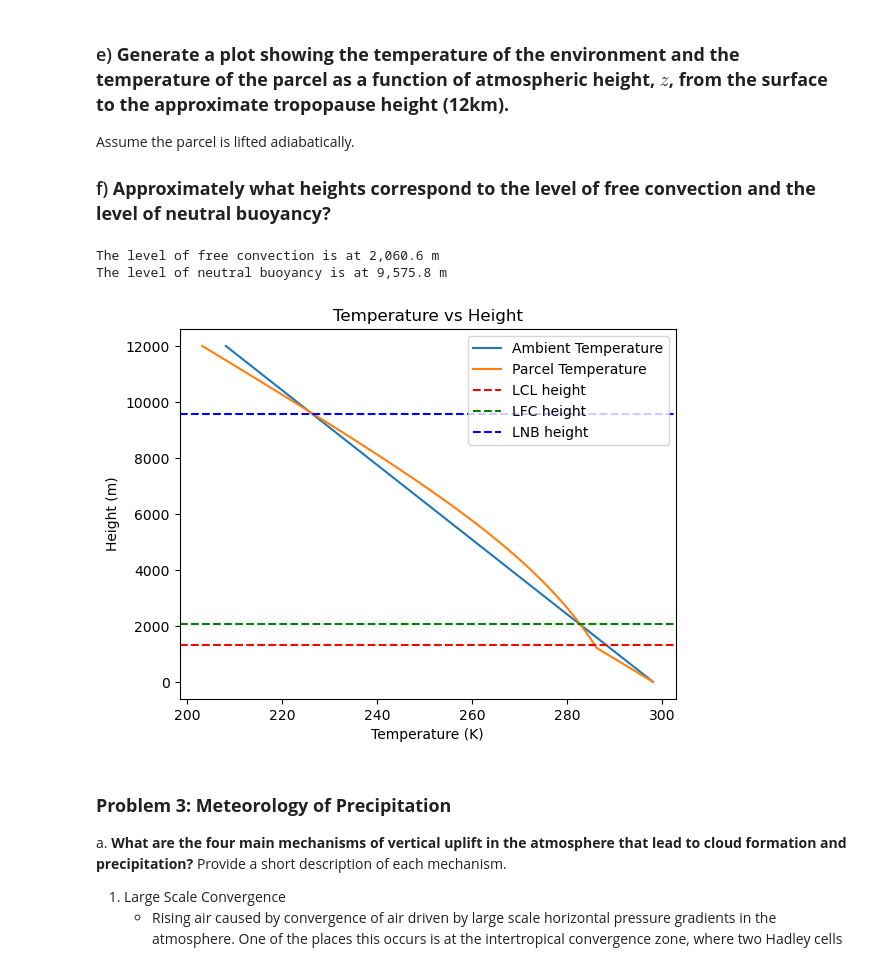
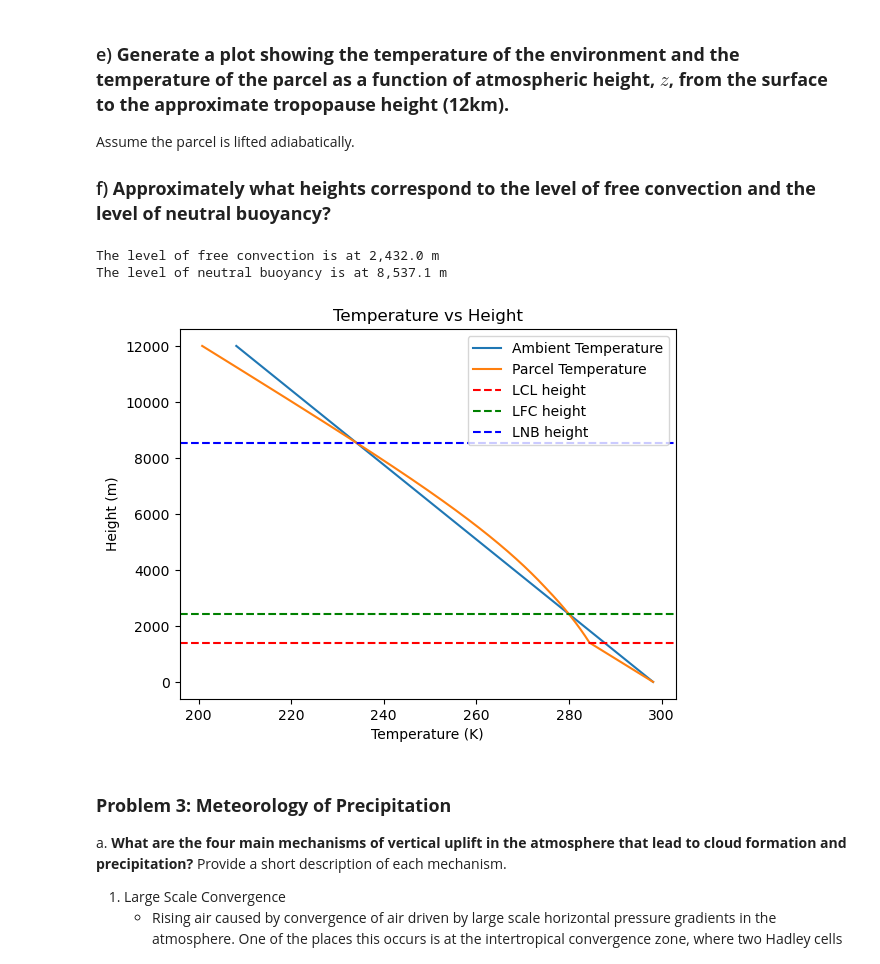
Before and after one commit to atdunwoody/EcoHydro, a Jupyter notebook: CIVE 520/HW2.ipynb, the cells around one changed output. Cells and saved outputs as stored; diff of their text form; code cells hidden in the pictures.

```diff
--- a/CIVE 520/HW2.ipynb
+++ b/CIVE 520/HW2.ipynb
@@ -55,18 +55,19 @@ R_d = 287 #J/kg/K gas constant for dry air
 R_v = 461 #J/kg/K gas constant for water vapor
 epsilon = R_d / R_v #ratio of gas constants
 L_v = 2.5 * 10**6 #J/kg latent heat of vaporization
+L_s = 2.83 * 10**6 #J/kg latent heat of sublimation
 rho_water = 1000 #kg/m^3 density of water
 g = 9.81 #m/s^2 acceleration due to gravity
 c_p = 1005 #J/kg/K specific heat of dry air at constant pressure
 
 
-z = np.linspace(0, 12000, 1000) #create an array of evenly spaced heights from 0 to 12 km
+z = np.linspace(0, 12000, 12000) #create an array of evenly spaced heights from 0 to 12 km
 
 def calc_ambient_temp(z):
     return T_s - ambient_lapse_rate * z
 
 def calc_ambient_pressure(z):
-    return P_s * (calc_ambient_temp(z)/T_s)**(g / (dry_lapse_rate * R_d))
+    return P_s * (calc_ambient_temp(z)/T_s)**(g / (ambient_lapse_rate * R_d))
 
 def calc_e_sat(T):
     return 611 * np.exp((L_v / R_v) * (1 / 273.15 - 1 / T))
@@ -151,53 +152,52 @@ Assume the parcel is lifted adiabatically.
 
 ### f) **Approximately what heights correspond to the level of free convection and the level of neutral buoyancy?**
 # %%
-z = np.linspace(0, 12000, 100) #height in meters
+z = np.linspace(0, 12000, 1200) #height in meters
 T = calc_ambient_temp(z)
 P = calc_ambient_pressure(z)
 
-def calc_qs_of_T(T):
-    return epsilon * calc_e_sat(T) / (P_s * (T/T_s)**(g / (dry_lapse_rate * R_d)))
+
+def calc_moist_lapse_rate(T, dqs_dT, P):
+    L_term = np.where(T > 273.15, L_v, L_s) #latent heat of vaporization if T > 0, latent heat of sublimation if T <= 0
+    return dry_lapse_rate / (1 + ((L_term / c_p) * dqs_dT * P / (R_d * T)))
 
 #Numerically differentate q_s(z) with respect to T to find the moist adiabatic lapse rate
 dqs_dT = np.gradient(q_s(z), T)
-#dqs_dT = np.gradient(calc_qs_of_T(T), T)
 
-# Dry adiabatic lapse rate for the parcel before saturation
-# Moist adiabatic lapse rate for the parcel after saturation
 parcel_lapse_rate= np.where(z < LCL_height,
-                            dry_lapse_rate,
-                            dry_lapse_rate / (1 + ((L_v / c_p) * dqs_dT)))
+                            dry_lapse_rate, # Dry adiabatic lapse rate for the parcel before saturation
+                            calc_moist_lapse_rate(T, dqs_dT, P)) # Moist adiabatic lapse rate for the parcel after saturation
 
 T_parcel = np.zeros(len(z))
-T_parcel[0] = T_s
+T_parcel[0] = T_s # Surface temperature
 
 dz = np.diff(z)[0] #height difference between each point, dz is evenly spaced so take first occurence
 
 # Compute temperature changes due to lapse rate for a given dz and apply cumulatively to surface temperature
 temperature_changes = np.cumsum(parcel_lapse_rate[1:] * dz) # first value is parcel surface temp
 T_parcel[1:] = T_s - temperature_changes
 
 #Find heights at which the parcel temperature equals the ambient temperature
 LFC = z[np.where(T_parcel > T)[0][0]] # First instance where parcel temp exceeds ambient temp
 LNB = z[np.where(T_parcel > T)[0][-1]] # Last instance where parcel temp exceeds ambient temp
 
 print(f"The level of free convection is at {LFC:,.1f} m")
 print(f"The level of neutral buoyancy is at {LNB:,.1f} m")
 
 plt.plot(T, z, label='Ambient Temperature')
 plt.plot(T_parcel, z, label='Parcel Temperature')
 plt.axhline(y=LCL_height, color='r', linestyle='--', label='LCL height')
 plt.axhline(y=LFC, color='g', linestyle='--', label='LFC height')
 plt.axhline(y=LNB, color='b', linestyle='--', label='LNB height')
 plt.xlabel('Temperature (K)')
 plt.ylabel('Height (m)')
 plt.title('Temperature vs Height')
 plt.legend()
 plt.show()
 # %% [output]
-The level of free convection is at 2,060.6 m
-The level of neutral buoyancy is at 9,575.8 m
+The level of free convection is at 2,432.0 m
+The level of neutral buoyancy is at 8,537.1 m
-[figure, old version]
+[figure, new version]
 # %% [markdown]
 ### **Problem 3: Meteorology of Precipitation**
 a. **What are the four main mechanisms of vertical uplift in the atmosphere that lead to cloud formation and precipitation?** Provide a short description of each mechanism.
```
Also changed, not shown: parts of 3 cells of this notebook, 5 other files.
